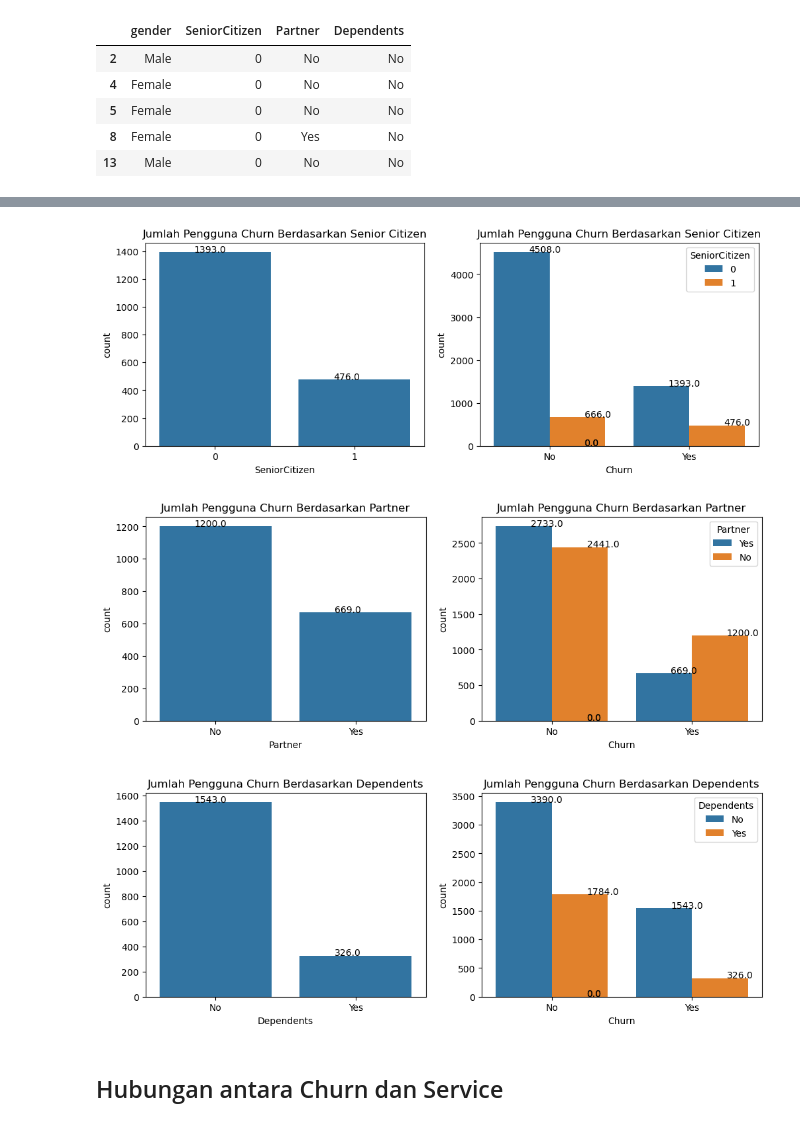
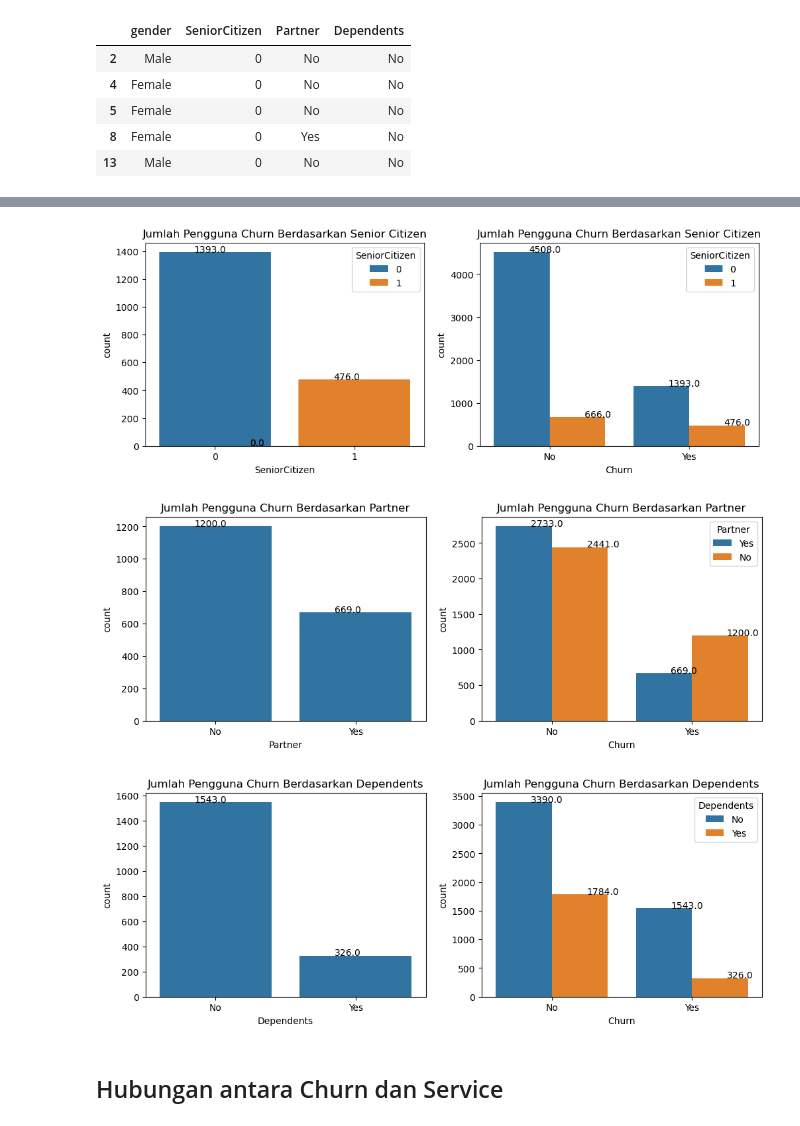
Before and after one commit to Anwitch/TelcoCustomerChurn, a Jupyter notebook: notebooks/03-EDA.ipynb, the cells around one changed output, grey strips where cells are left out. Cells and saved outputs as stored; diff of their text form; code cells hidden in the pictures.

```diff
--- a/notebooks/03-EDA.ipynb
+++ b/notebooks/03-EDA.ipynb
@@ -159,7 +159,7 @@ demographic_columns.head()
 # %%
 plt.figure(figsize=(12, 4))
 ax = plt.subplot (121)
-ax = sns.countplot (x = 'gender', data = demographic_columns, order = ['Female', 'Male'])
+ax = sns.countplot (x = 'gender', data = demographic_columns, hue = 'gender', order = ['Male', 'Female'])
 
 for p in ax.patches:
     ax.annotate('{:.1f}'.format(p.get_height()), (p.get_x() + 0.25, p.get_height() + 0.01))
@@ -170,7 +170,8 @@ ax = plt.subplot (122)
 ax = sns.countplot (x = 'Churn', data = df, hue = 'gender')
 
 for p in ax.patches:
-    ax.annotate('{:.1f}'.format(p.get_height()), (p.get_x() + 0.25, p.get_height() + 0.01))
+    if p.get_height() > 0:
+        ax.annotate('{:.0f}'.format(p.get_height()), (p.get_x() + p.get_width()/2, p.get_height() + 0.01))
 
 ax.set_title('Jumlah Pengguna Churn Berdasarkan Jenis Kelamin')
 
@@ -180,24 +181,25 @@ plt.show()
 # %%
 plt.figure(figsize=(12, 4))
 ax = plt.subplot (121)
-ax = sns.countplot (x = 'SeniorCitizen', data = demographic_columns)
+ax = sns.countplot (x = 'SeniorCitizen', hue = 'SeniorCitizen', data = demographic_columns)
 
 for p in ax.patches:
     ax.annotate('{:.1f}'.format(p.get_height()), (p.get_x() + 0.25, p.get_height() + 0.01))
 
 ax.set_title('Jumlah Pengguna Churn Berdasarkan Senior Citizen')
 
 ax = plt.subplot (122)
 ax = sns.countplot (x = 'Churn', data = df, hue = 'SeniorCitizen')
 
 for p in ax.patches:
-    ax.annotate('{:.1f}'.format(p.get_height()), (p.get_x() + 0.25, p.get_height() + 0.01))
+    if p.get_height() > 0:
+        ax.annotate('{:.1f}'.format(p.get_height()), (p.get_x() + 0.25, p.get_height() + 0.01))
 
 ax.set_title('Jumlah Pengguna Churn Berdasarkan Senior Citizen')
 
 plt.show()
 # %% [output]
-[figure, old version]
+[figure, new version]
 # %%
 plt.figure(figsize=(12, 4))
 ax = plt.subplot (121)
@@ -212,13 +214,14 @@ ax = plt.subplot (122)
 ax = sns.countplot (x = 'Churn', data = df, hue = 'Partner', order = ['No', 'Yes'])
 
 for p in ax.patches:
-    ax.annotate('{:.1f}'.format(p.get_height()), (p.get_x() + 0.25, p.get_height() + 0.01))
+    if p.get_height() > 0:
+        ax.annotate('{:.1f}'.format(p.get_height()), (p.get_x() + 0.25, p.get_height() + 0.01))
 
 ax.set_title('Jumlah Pengguna Churn Berdasarkan Partner')
 
 plt.show()
 # %% [output]
-[figure, old version]
+[figure, new version]
 # %%
 plt.figure(figsize=(12, 4))
 ax = plt.subplot (121)
@@ -233,13 +236,14 @@ ax = plt.subplot (122)
 ax = sns.countplot (x = 'Churn', data = df, hue = 'Dependents')
 
 for p in ax.patches:
-    ax.annotate('{:.1f}'.format(p.get_height()), (p.get_x() + 0.25, p.get_height() + 0.01))
+    if p.get_height() > 0:
+        ax.annotate('{:.1f}'.format(p.get_height()), (p.get_x() + 0.25, p.get_height() + 0.01))
 
 ax.set_title('Jumlah Pengguna Churn Berdasarkan Dependents')
 
 plt.show()
 # %% [output]
-[figure, old version]
+[figure, new version]
 # %% [markdown]
 ## Hubungan antara Churn dan Service
 # %%
```
Also changed, not shown: parts of 17 cells of this notebook, 3 other files.
